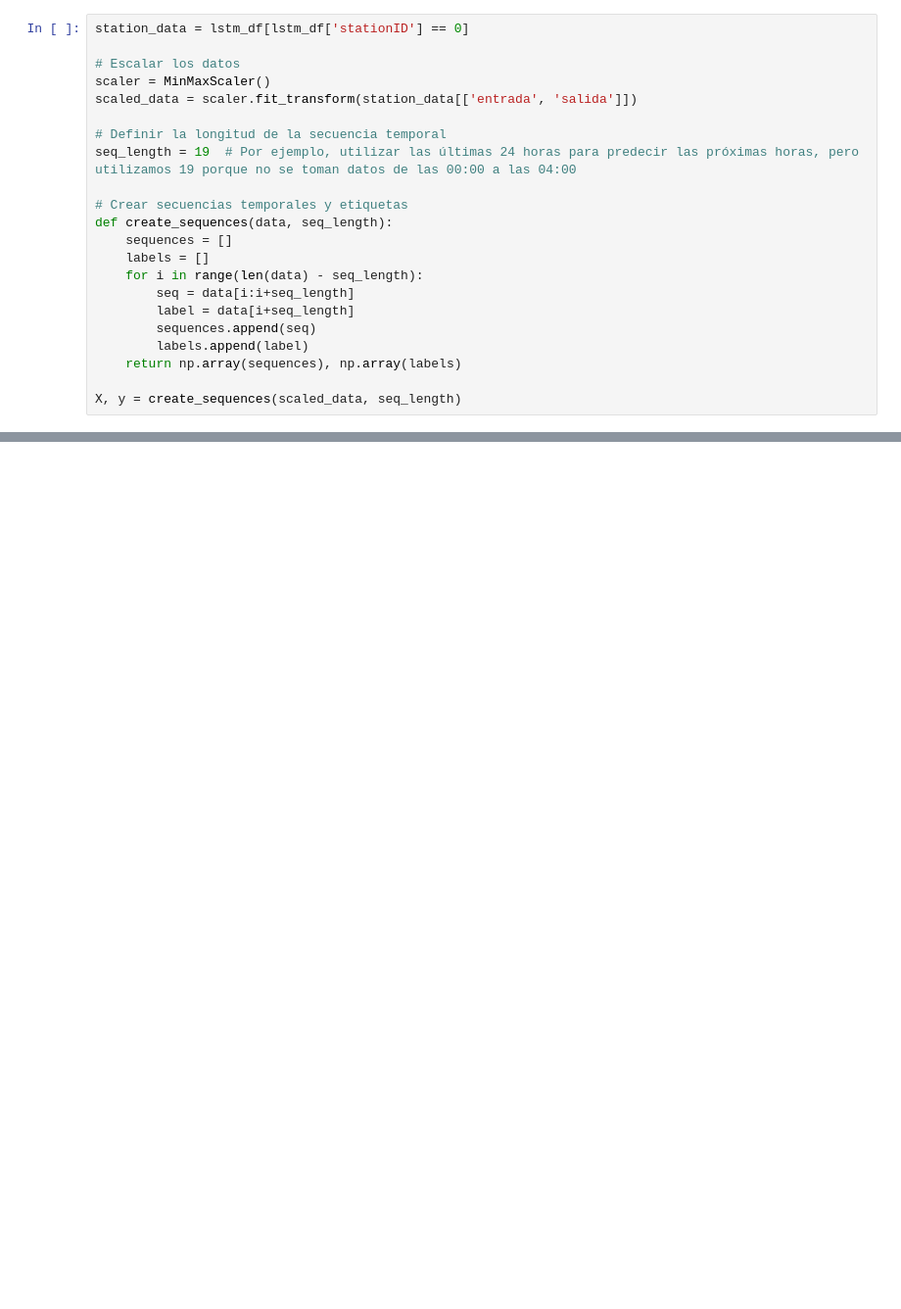
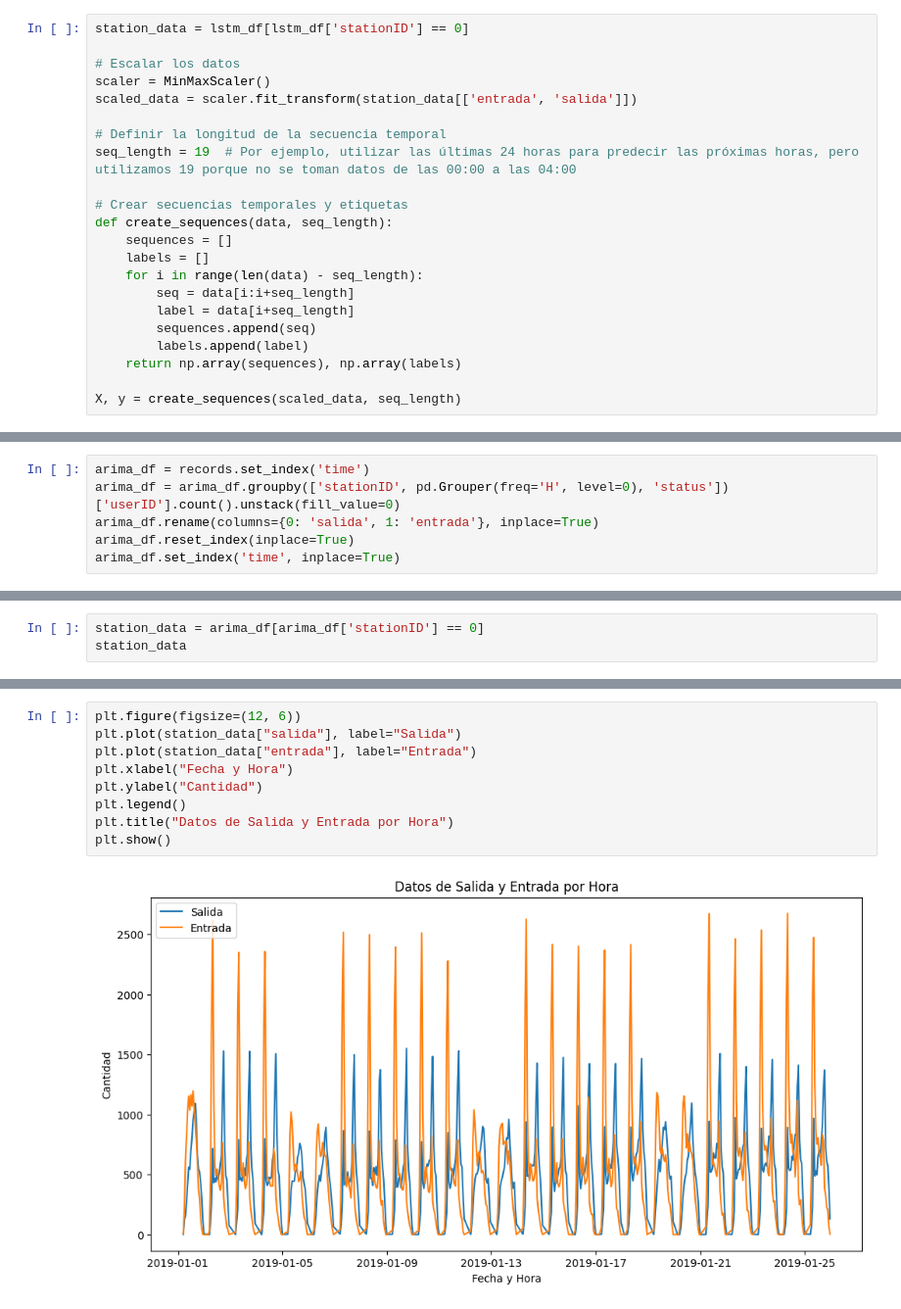
Before and after one commit to quiquecueto/TFM-Intelligent-Systems, a Jupyter notebook: TFM_project.ipynb, the cells around one changed output, grey strips where cells are left out. Shown at 98% size. Drawn from its saved outputs; the diff is of its cells as text; blank space fills up the shorter version.

Commit message:
Prophet implemented, ARIMA test 03/10/2023

```diff
--- a/TFM_project.ipynb
+++ b/TFM_project.ipynb
@@ -779,0 +799,6 @@ R-cuadrado: 0.6883668848128468
+# %%
+arima_df = records.set_index('time')
+arima_df = arima_df.groupby(['stationID', pd.Grouper(freq='H', level=0), 'status'])['userID'].count().unstack(fill_value=0)
+arima_df.rename(columns={0: 'salida', 1: 'entrada'}, inplace=True)
+arima_df.reset_index(inplace=True)
+arima_df.set_index('time', inplace=True)
@@ -779,0 +822,3 @@ R-cuadrado: 0.6883668848128468
+# %%
+station_data = arima_df[arima_df['stationID'] == 0]
+station_data
@@ -779,0 +840,11 @@ R-cuadrado: 0.6883668848128468
+# %%
+plt.figure(figsize=(12, 6))
+plt.plot(station_data["salida"], label="Salida")
+plt.plot(station_data["entrada"], label="Entrada")
+plt.xlabel("Fecha y Hora")
+plt.ylabel("Cantidad")
+plt.legend()
+plt.title("Datos de Salida y Entrada por Hora")
+plt.show()
+# %% [output]
+[figure, added]
```
Also changed, not shown: parts of 51 cells of this notebook.
